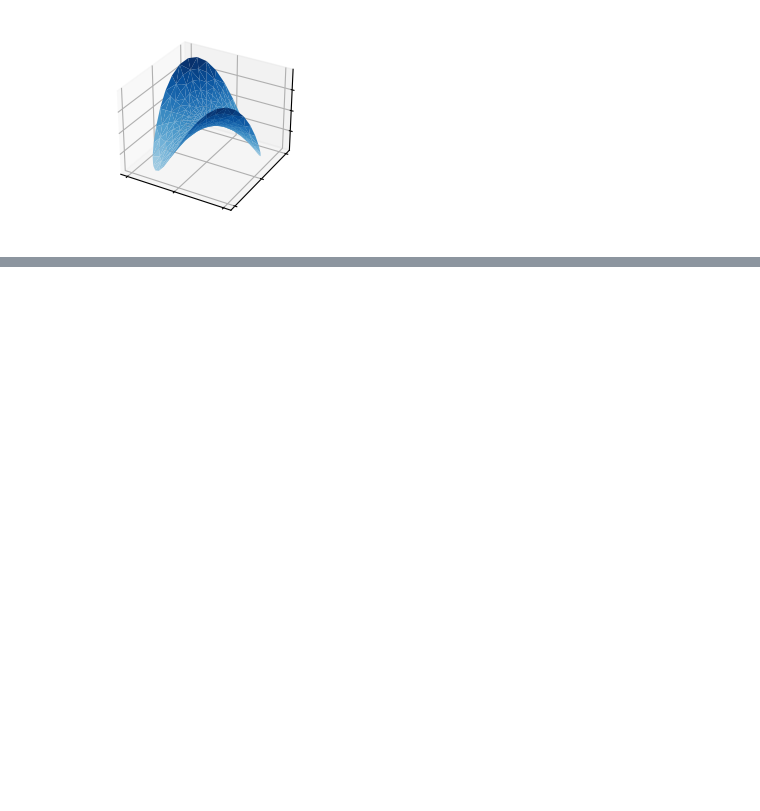
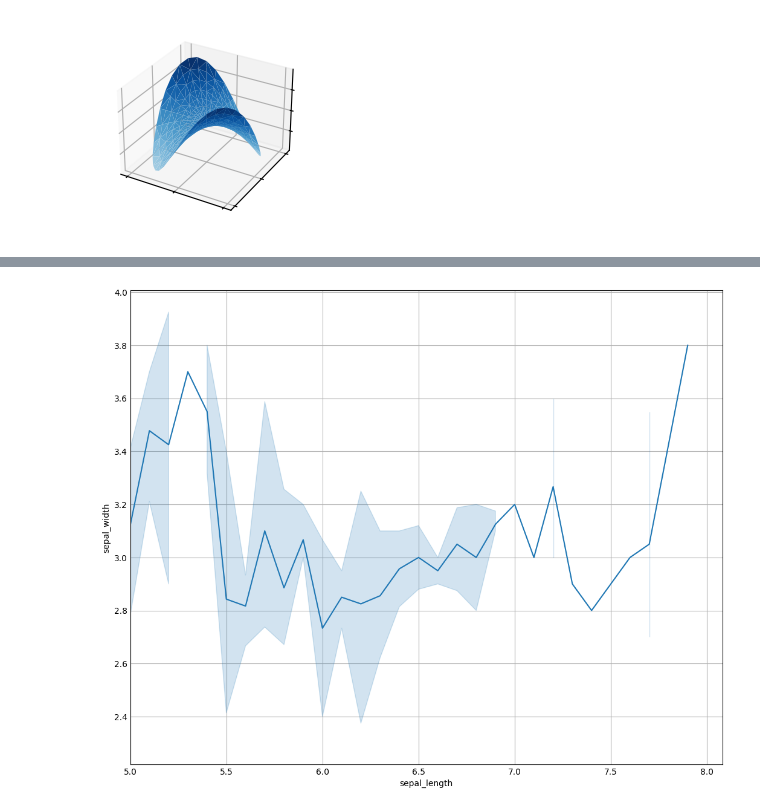
Before and after one commit to jorgenriquez/Inteligencia_artificial, a Jupyter notebook: Clase_02_Inteligencia_artificial.ipynb, the cells around one changed output, grey strips where cells are left out. Cells and saved outputs as stored; diff of their text form; code cells hidden in the pictures; blank space fills up the shorter version.

```diff
--- a/Clase_02_Inteligencia_artificial.ipynb
+++ b/Clase_02_Inteligencia_artificial.ipynb
@@ -529,0 +587,20 @@ Las versiones oficiales de seaborn se pueden instalar desde PyPI :
+# %%
+# Ejemplo 2: configuración de xlim e ylim
+
+# importing packages
+import seaborn as sns
+import matplotlib.pyplot as plt
+fig, axes = plt.subplots(1,1, figsize=(10,8))
+
+# loading dataset
+data = sns.load_dataset("iris")
+
+# draw lineplot
+sns.lineplot(x="sepal_length", y="sepal_width", data=data)
+
+# setting the x limit of the plot
+plt.xlim(5)
+
+plt.show()
+# %% [output]
+[figure, added]
```
Also changed, not shown: parts of 26 cells of this notebook.
